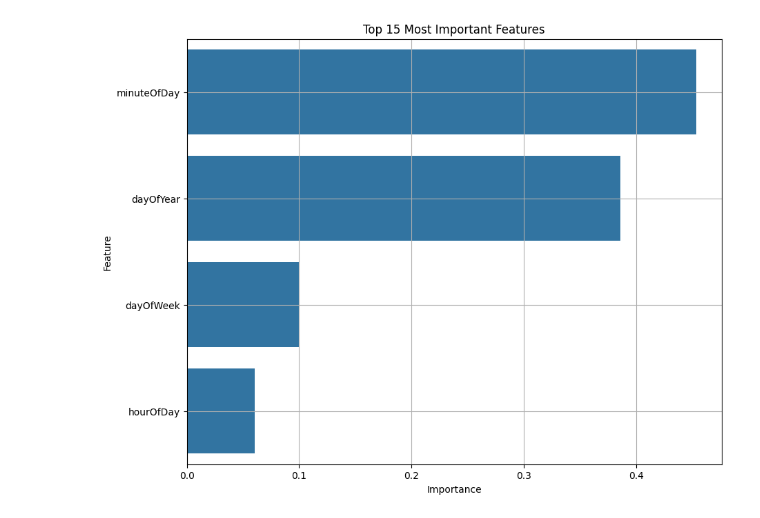
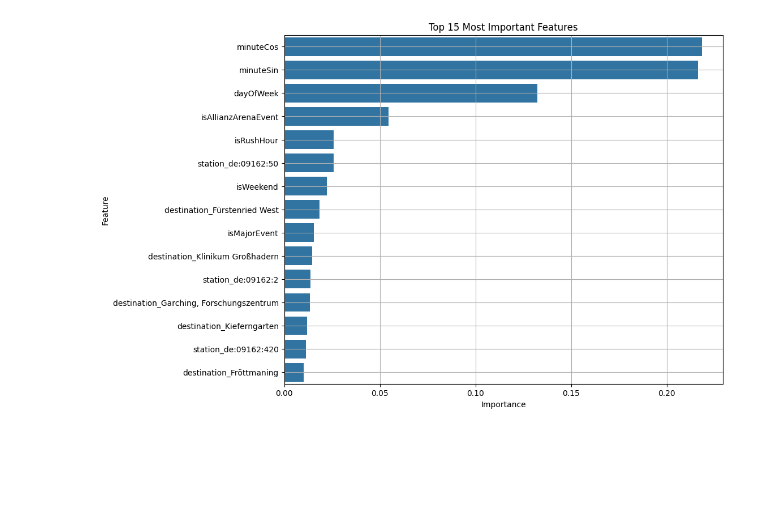
Before and after one commit to Flipez/data-fun, a Jupyter notebook: posts/mvg-linear-regression/index.ipynb, the cells around one changed output. Drawn from its saved outputs; the diff is of its cells as text; code cells hidden in the pictures; blank space fills up the shorter version.

```diff
--- a/posts/mvg-linear-regression/index.ipynb
+++ b/posts/mvg-linear-regression/index.ipynb
@@ -50,0 +22,11 @@ X_val, X_test, y_val, y_test = train_test_split(X_test, y_test, test_size=0.5, r
+# %%
+def load_data(path, mvg_file, events_file, holidays_file, allianz_file):
+    mvg_data = pd.read_parquet(path + mvg_file)
+    events_df = pd.read_csv(path + events_file, parse_dates=['start_date', 'end_date'])
+    public_holiday_df = pd.read_csv(path + holidays_file, parse_dates=['date'])
+    allianz_arena_df = pd.read_csv(path + allianz_file, parse_dates=['date'])
+    return mvg_data, events_df, public_holiday_df, allianz_arena_df
+
+mvg_data_orig, events_df, public_holiday_df, allianz_arena_df = load_data(
+    DATA_PATH, MVG_FILE, EVENTS_FILE, HOLIDAYS_FILE, ALLIANZ_FILE
+)
@@ -54,7 +204,6 @@ def train_and_evaluate_rf(estimators, X_train, y_train, X_val, y_val):
     model = RandomForestClassifier(
         n_estimators=estimators,
         n_jobs=-1,
-        class_weight='balanced',
         random_state=0
     )
     model.fit(X_train, y_train)
@@ -79,3 +219,21 @@ KeyboardInterrupt:
+# %%
+train_data_sample = pd.concat([X_train_sample, y_train_sample], axis=1)
+target_column_name_sample = y_train_sample.name
+
+ontime_samples_s = train_data_sample[train_data_sample[target_column_name_sample] == 'On Time']
+delay_samples_s = train_data_sample[train_data_sample[target_column_name_sample] == 'Delayed']
+ontime_downsampled_s = ontime_samples_s.sample(n=len(delay_samples_s), random_state=0)
+train_data_balanced_s = pd.concat([ontime_downsampled_s, delay_samples_s])
+
+X_train_sample_balanced = train_data_balanced_s.drop(columns=[target_column_name_sample])
+y_train_sample_balanced = train_data_balanced_s[target_column_name_sample]
+
+
+estimators_to_test = range(10, 501, 10)
+
+results = Parallel(n_jobs=3)(
+    delayed(train_and_evaluate_rf)(n, X_train_sample_balanced, y_train_sample_balanced, X_val_sample, y_val_sample) for n in estimators_to_test
+)
 # %%
 training_results = {n: train_acc for n, train_acc, val_acc in results}
 validation_results = {n: val_acc for n, train_acc, val_acc in results}
@@ -107,12 +265,11 @@ With a validation accuracy of: 0.9688
 # %%
-best_parameter=390
 final_model = RandomForestClassifier(
     n_estimators=best_parameter,
     n_jobs=-1,
-    class_weight='balanced',
     verbose=1,
     random_state=0
 )
 
-final_model.fit(X_train, y_train)
+print(f"Training final model on {len(X_train_balanced)} samples...")
+final_model.fit(X_train_balanced, y_train_balanced)
 # %% [output]
@@ -124,18 +281,18 @@ RandomForestClassifier(class_weight='balanced', n_estimators=390, n_jobs=-1,
 # %%
 importances = final_model.feature_importances_
-feature_names = X_train.columns
+feature_names = X_train_full.columns
 
 feature_importance_df = pd.DataFrame({'feature': feature_names, 'importance': importances})
 
 feature_importance_df = feature_importance_df.sort_values(by='importance', ascending=False).head(15)
 
 plt.figure(figsize=(10, 8))
 sns.barplot(x='importance', y='feature', data=feature_importance_df)
 plt.title('Top 15 Most Important Features')
 plt.xlabel('Importance')
 plt.ylabel('Feature')
 plt.grid(True)
 plt.show()
 # %% [output]
-[figure, old version]
+[figure, new version]
 # %%
```
Also changed, not shown: parts of 15 cells of this notebook, 13 other files.
